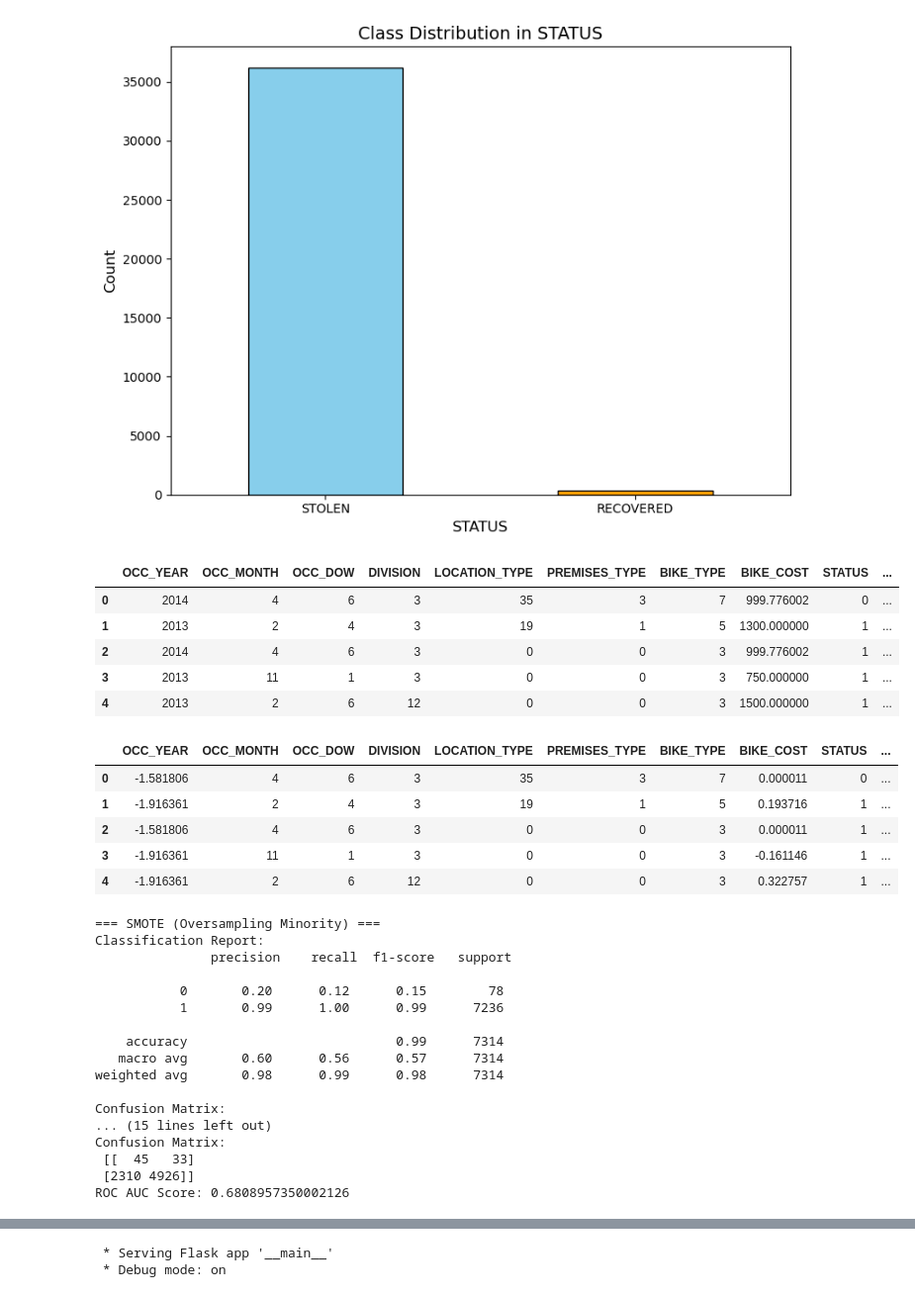
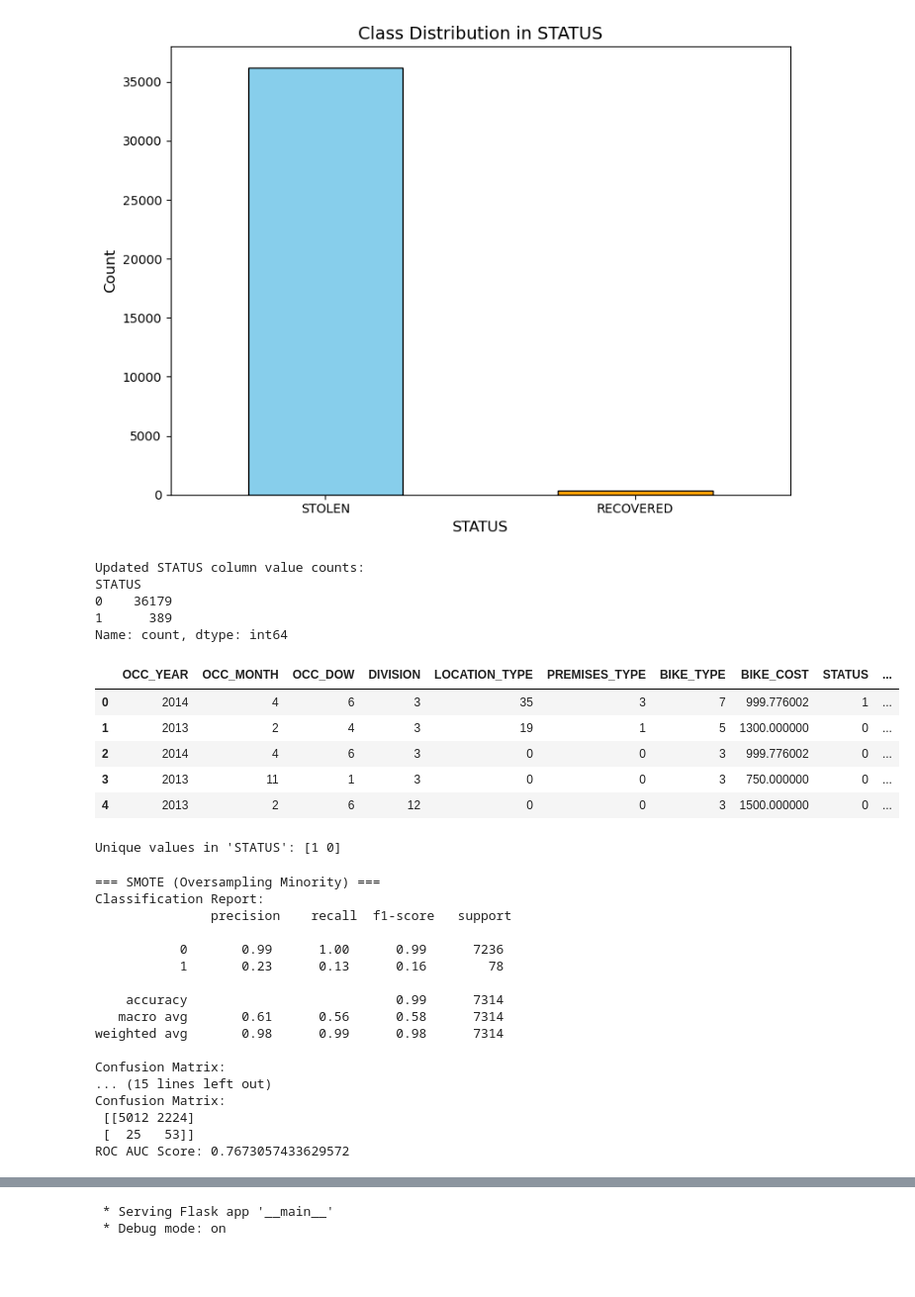
Before and after one commit to BengeeL/DataWareHousing_FinalProject, a Jupyter notebook: python_server/trafficpolice.ipynb, the cells around one changed output, grey strips where cells are left out. Shown at 99% size. Drawn from its saved outputs; the diff is of its cells as text; code cells hidden in the pictures; blank space fills up the shorter version.

```diff
--- a/python_server/trafficpolice.ipynb
+++ b/python_server/trafficpolice.ipynb
@@ -283,33 +287,49 @@ plt.show()
 # %%
 from sklearn.preprocessing import LabelEncoder
 
 # Encode categorical features in bike_dataf
+from sklearn.preprocessing import LabelEncoder
+
+# Map STATUS values to numeric labels
+status_mapping = {'STOLEN': 0, 'RECOVERED': 1}
+bike_dataf['STATUS'] = bike_dataf['STATUS'].map(status_mapping)
+
+# Verify the mapping
+print("Updated STATUS column value counts:")
+print(bike_dataf['STATUS'].value_counts())
+
+# Encode other categorical features in the dataset
 encoded_bike_dataf = bike_dataf.copy()
 
 # Identify categorical columns
 categorical_columns = encoded_bike_dataf.select_dtypes(include=['object']).columns
 
 # Apply label encoding to all categorical columns
 label_encoders = {}
 for col in categorical_columns:
     encoder = LabelEncoder()
     encoded_bike_dataf[col] = encoder.fit_transform(encoded_bike_dataf[col].astype(str))
     label_encoders[col] = encoder  # Store the encoder for potential inverse transformation
 
 # Verify the encoded dataset
 encoded_bike_dataf.head()
 # %% [output]
+Updated STATUS column value counts:
+STATUS
+0    36179
+1      389
+Name: count, dtype: int64
 |  | OCC_YEAR | OCC_MONTH | OCC_DOW | DIVISION | LOCATION_TYPE | PREMISES_TYPE | BIKE_TYPE | BIKE_COST | STATUS | ... |
-| 0 | 2014 | 4 | 6 | 3 | 35 | 3 | 7 | 999.776002 | 0 | ... |
-| 1 | 2013 | 2 | 4 | 3 | 19 | 1 | 5 | 1300.000000 | 1 | ... |
-| 2 | 2014 | 4 | 6 | 3 | 0 | 0 | 3 | 999.776002 | 1 | ... |
-| 3 | 2013 | 11 | 1 | 3 | 0 | 0 | 3 | 750.000000 | 1 | ... |
-| 4 | 2013 | 2 | 6 | 12 | 0 | 0 | 3 | 1500.000000 | 1 | ... |
+| 0 | 2014 | 4 | 6 | 3 | 35 | 3 | 7 | 999.776002 | 1 | ... |
+| 1 | 2013 | 2 | 4 | 3 | 19 | 1 | 5 | 1300.000000 | 0 | ... |
+| 2 | 2014 | 4 | 6 | 3 | 0 | 0 | 3 | 999.776002 | 0 | ... |
+| 3 | 2013 | 11 | 1 | 3 | 0 | 0 | 3 | 750.000000 | 0 | ... |
+| 4 | 2013 | 2 | 6 | 12 | 0 | 0 | 3 | 1500.000000 | 0 | ... |
 # %%
 from sklearn.preprocessing import StandardScaler
 
 # Identify numerical columns in the encoded dataset
-numerical_columns = encoded_bike_dataf.select_dtypes(include=['int64', 'float64']).columns
+numerical_columns = encoded_bike_dataf.select_dtypes(include=['int64']).columns.drop('STATUS')
 
 # Apply Standard Scaling to numerical columns
 scaler = StandardScaler()
@@ -324,13 +344,10 @@ scaled_bike_dataf[numerical_columns] = scaled_numerical_df
 
 # Verify the scaled dataset
 scaled_bike_dataf.head()
+# Check unique values in STATUS column
+print("Unique values in 'STATUS':", scaled_bike_dataf['STATUS'].unique())
 # %% [output]
-|  | OCC_YEAR | OCC_MONTH | OCC_DOW | DIVISION | LOCATION_TYPE | PREMISES_TYPE | BIKE_TYPE | BIKE_COST | STATUS | ... |
-| 0 | -1.581806 | 4 | 6 | 3 | 35 | 3 | 7 | 0.000011 | 0 | ... |
-| 1 | -1.916361 | 2 | 4 | 3 | 19 | 1 | 5 | 0.193716 | 1 | ... |
-| 2 | -1.581806 | 4 | 6 | 3 | 0 | 0 | 3 | 0.000011 | 1 | ... |
-| 3 | -1.916361 | 11 | 1 | 3 | 0 | 0 | 3 | -0.161146 | 1 | ... |
-| 4 | -1.916361 | 2 | 6 | 12 | 0 | 0 | 3 | 0.322757 | 1 | ... |
+Unique values in 'STATUS': [1 0]
 # %%
 from imblearn.over_sampling import SMOTE
 from imblearn.under_sampling import RandomUnderSampler
@@ -340,10 +357,14 @@ from sklearn.metrics import classification_report, confusion_matrix, roc_auc_sco
 
 # Separate features and target
 X = scaled_bike_dataf.drop('STATUS', axis=1)
-y = scaled_bike_dataf['STATUS']
+y = scaled_bike_dataf['STATUS'].astype(int)
 
 # Split the data into training and testing sets
 X_train, X_test, y_train, y_test = train_test_split(X, y, test_size=0.2, random_state=42, stratify=y)
+
+# Ensure target column is integer
+y_train = y_train.astype(int)
+y_test = y_test.astype(int)
 
 # SMOTE Oversampling
 smote = SMOTE(random_state=42)
@@ -379,16 +400,16 @@ print("ROC AUC Score:", roc_auc_score(y_test, model_under.predict_proba(X_test)[
 Classification Report:
                precision    recall  f1-score   support
 
-           0       0.20      0.12      0.15        78
-           1       0.99      1.00      0.99      7236
+           0       0.99      1.00      0.99      7236
+           1       0.23      0.13      0.16        78
 
     accuracy                           0.99      7314
-   macro avg       0.60      0.56      0.57      7314
+   macro avg       0.61      0.56      0.58      7314
 weighted avg       0.98      0.99      0.98      7314
 
 Confusion Matrix:
 ... (15 lines left out)
 Confusion Matrix:
- [[  45   33]
- [2310 4926]]
-ROC AUC Score: 0.6808957350002126
+ [[5012 2224]
+ [  25   53]]
+ROC AUC Score: 0.7673057433629572
```
Also changed, not shown: parts of 10 cells of this notebook.
